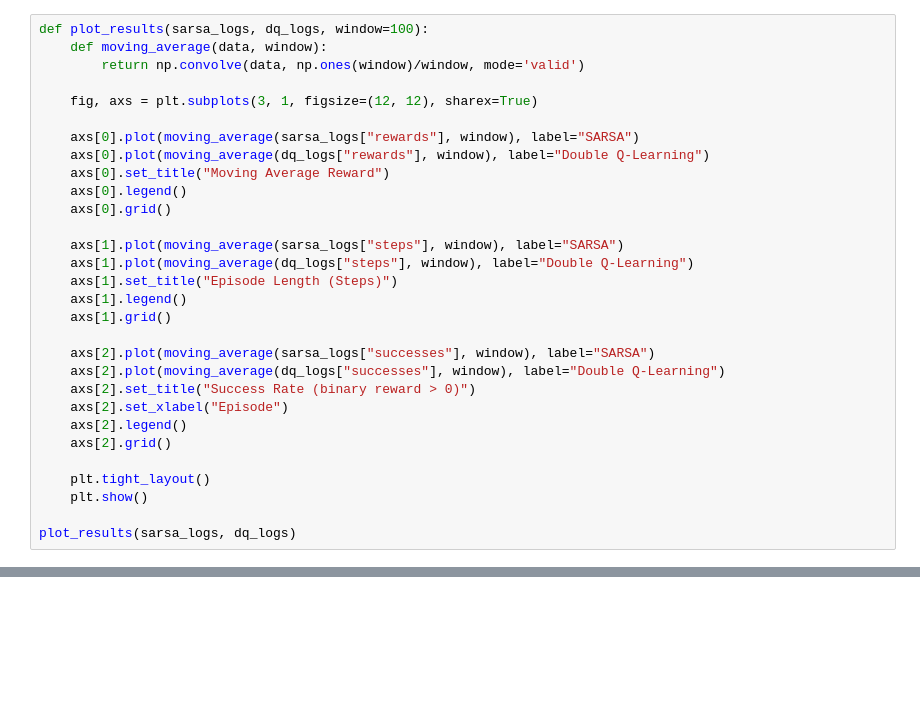
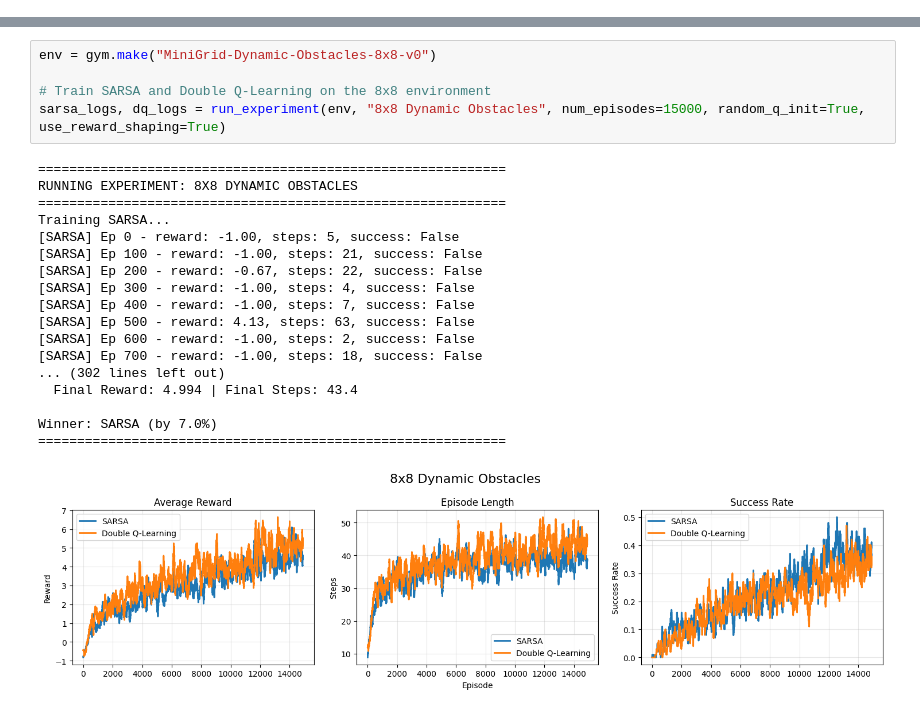
Before and after one commit to Gal-Noy/MSC-Reinforcement-Learning, a Jupyter notebook: training.ipynb, the cells around one changed output, grey strips where cells are left out. Drawn from its saved outputs; the diff is of its cells as text; blank space fills up the shorter version.

```diff
--- a/training.ipynb
+++ b/training.ipynb
@@ -144,30 +145,0 @@ Training Double Q-Learning...
-# %%
-def plot_results(sarsa_logs, dq_logs, window=100):
-    def moving_average(data, window):
-        return np.convolve(data, np.ones(window)/window, mode='valid')
-
-    fig, axs = plt.subplots(3, 1, figsize=(12, 12), sharex=True)
-
-    axs[0].plot(moving_average(sarsa_logs["rewards"], window), label="SARSA")
-    axs[0].plot(moving_average(dq_logs["rewards"], window), label="Double Q-Learning")
-    axs[0].set_title("Moving Average Reward")
-    axs[0].legend()
-    axs[0].grid()
-
-    axs[1].plot(moving_average(sarsa_logs["steps"], window), label="SARSA")
-    axs[1].plot(moving_average(dq_logs["steps"], window), label="Double Q-Learning")
-    axs[1].set_title("Episode Length (Steps)")
-    axs[1].legend()
-    axs[1].grid()
-
-    axs[2].plot(moving_average(sarsa_logs["successes"], window), label="SARSA")
-    axs[2].plot(moving_average(dq_logs["successes"], window), label="Double Q-Learning")
-    axs[2].set_title("Success Rate (binary reward > 0)")
-    axs[2].set_xlabel("Episode")
-    axs[2].legend()
-    axs[2].grid()
-
-    plt.tight_layout()
-    plt.show()
-
-plot_results(sarsa_logs, dq_logs)
@@ -183,0 +488,24 @@ with open("dq_q2.pkl", "wb") as f:
+# %%
+env = gym.make("MiniGrid-Dynamic-Obstacles-8x8-v0")
+
+# Train SARSA and Double Q-Learning on the 8x8 environment
+sarsa_logs, dq_logs = run_experiment(env, "8x8 Dynamic Obstacles", num_episodes=15000, random_q_init=True, use_reward_shaping=True)
+# %% [output]
+============================================================
+RUNNING EXPERIMENT: 8X8 DYNAMIC OBSTACLES
+============================================================
+Training SARSA...
+[SARSA] Ep 0 - reward: -1.00, steps: 5, success: False
+[SARSA] Ep 100 - reward: -1.00, steps: 21, success: False
+[SARSA] Ep 200 - reward: -0.67, steps: 22, success: False
+[SARSA] Ep 300 - reward: -1.00, steps: 4, success: False
+[SARSA] Ep 400 - reward: -1.00, steps: 7, success: False
+[SARSA] Ep 500 - reward: 4.13, steps: 63, success: False
+[SARSA] Ep 600 - reward: -1.00, steps: 2, success: False
+[SARSA] Ep 700 - reward: -1.00, steps: 18, success: False
+... (302 lines left out)
+  Final Reward: 4.994 | Final Steps: 43.4
+
+Winner: SARSA (by 7.0%)
+============================================================
+[figure, added]
```
Also changed, not shown: parts of 17 cells of this notebook, 2 other files.
